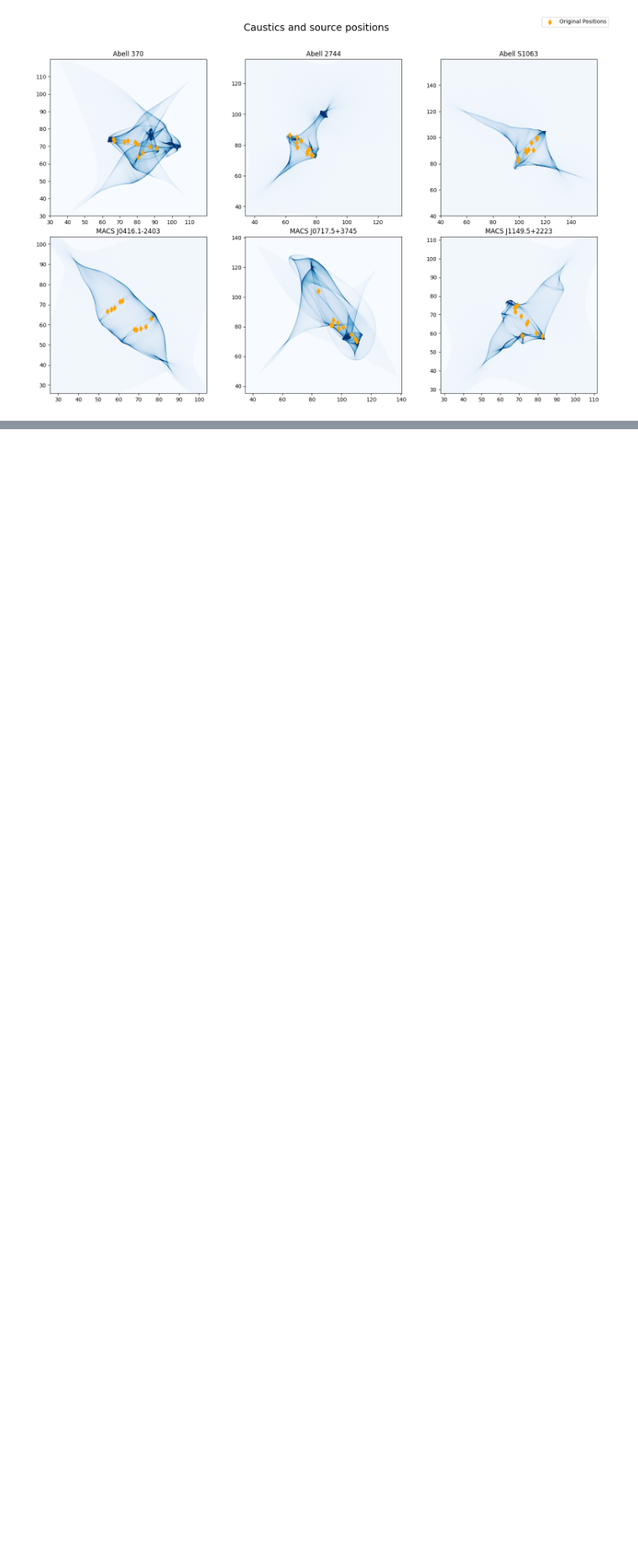
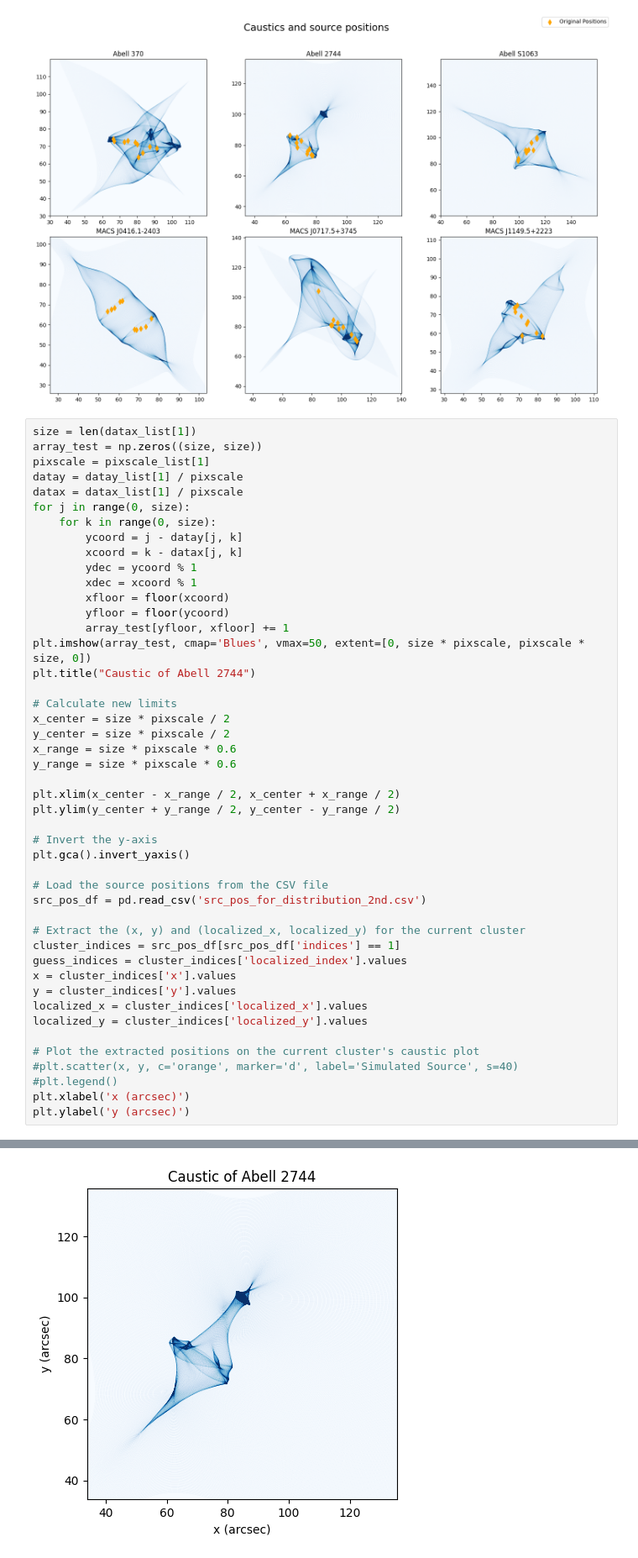
Before and after one commit to diceandcats/GWlensing_Brian, a Jupyter notebook: visualize cluster.ipynb, the cells around one changed output, grey strips where cells are left out. Shown at 84% size. Drawn from its saved outputs; the diff is of its cells as text; blank space fills up the shorter version.

```diff
--- a/visualize cluster.ipynb
+++ b/visualize cluster.ipynb
@@ -188,3 +188,50 @@ plt.show()
 fig.savefig('Report images/caustic and simulated src.pdf')
 # %% [output]
 [figure]
+# %%
+size = len(datax_list[1])
+array_test = np.zeros((size, size))
+pixscale = pixscale_list[1]
+datay = datay_list[1] / pixscale
+datax = datax_list[1] / pixscale
+for j in range(0, size):
+    for k in range(0, size):
+        ycoord = j - datay[j, k]
+        xcoord = k - datax[j, k]
+        ydec = ycoord % 1
+        xdec = xcoord % 1
+        xfloor = floor(xcoord)
+        yfloor = floor(ycoord)
+        array_test[yfloor, xfloor] += 1
+plt.imshow(array_test, cmap='Blues', vmax=50, extent=[0, size * pixscale, pixscale * size, 0])
+plt.title("Caustic of Abell 2744")
+
+# Calculate new limits
+x_center = size * pixscale / 2
+y_center = size * pixscale / 2
+x_range = size * pixscale * 0.6
+y_range = size * pixscale * 0.6
+
+plt.xlim(x_center - x_range / 2, x_center + x_range / 2)
+plt.ylim(y_center + y_range / 2, y_center - y_range / 2)
+
+# Invert the y-axis
+plt.gca().invert_yaxis()
+
+# Load the source positions from the CSV file
+src_pos_df = pd.read_csv('src_pos_for_distribution_2nd.csv')
+
+# Extract the (x, y) and (localized_x, localized_y) for the current cluster
+cluster_indices = src_pos_df[src_pos_df['indices'] == 1]
+guess_indices = cluster_indices['localized_index'].values
+x = cluster_indices['x'].values
+y = cluster_indices['y'].values
+localized_x = cluster_indices['localized_x'].values
+localized_y = cluster_indices['localized_y'].values
+
+# Plot the extracted positions on the current cluster's caustic plot
+#plt.scatter(x, y, c='orange', marker='d', label='Simulated Source', s=40)
+#plt.legend()
+plt.xlabel('x (arcsec)')
+plt.ylabel('y (arcsec)')
+# %% [output]
@@ -191,3 +239,4 @@ fig.savefig('Report images/caustic and simulated src.pdf')
+[figure, added]
 # %%
 import matplotlib.patches as patches
 # plot one source and its optimized source
```
Also changed, not shown: parts of 1 cell of this notebook, 5 other files.
